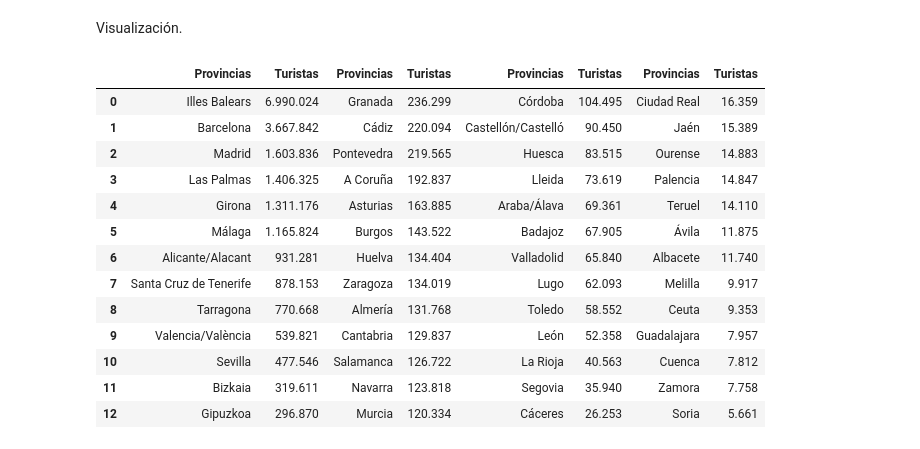
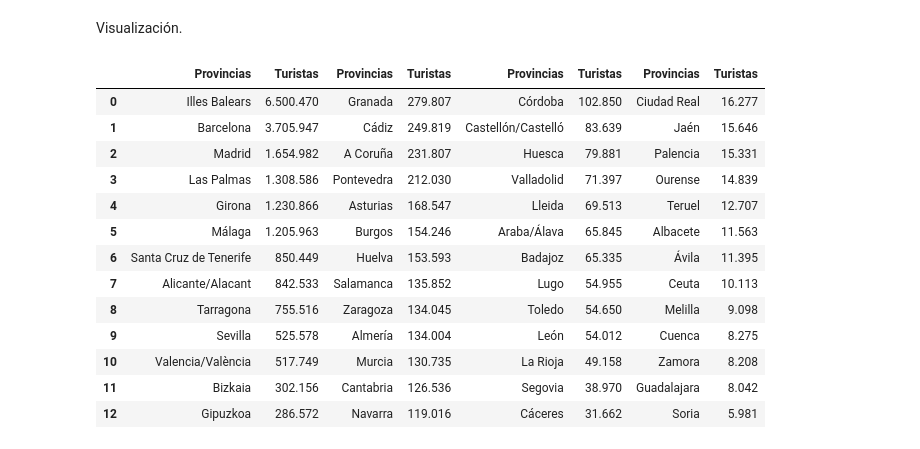
Before and after one commit to MirnaGarridoR/TrabajoML, a Jupyter notebook: ML - TURISMO/notebooks/04_entrenamiento_final.ipynb, the cells around one changed output. Cells and saved outputs as stored; diff of their text form; code cells hidden in the pictures.

```diff
--- a/ML - TURISMO/notebooks/04_entrenamiento_final.ipynb
+++ b/ML - TURISMO/notebooks/04_entrenamiento_final.ipynb
@@ -183,35 +258,47 @@ prediccion_verano_viajeros
 # %% [markdown]
 Visualización.
-# %%
-df_tabla = prediccion_verano_viajeros.copy()
-
-df_tabla["Predicciones"] = df_tabla["Predicciones"].apply(
-    lambda x: f"{x:,.0f}".replace(",", ".")
-)
-
-division = int(np.ceil(len(df_tabla)/4))
-columna_1 = df_tabla.iloc[:division].reset_index(drop=True)
-columna_2 = df_tabla.iloc[division:2*division].reset_index(drop=True)
-columna_3 = df_tabla.iloc[2*division:3*division].reset_index(drop=True)
-columna_4 = df_tabla.iloc[3*division:].reset_index(drop=True)
-
-df_tabla_final = pd.concat([columna_1, columna_2, columna_3, columna_4], axis=1)
-df_tabla_final.columns = ["Provincias", "Turistas", "Provincias", "Turistas", "Provincias", "Turistas", "Provincias", "Turistas"]
-
-df_tabla_final
-# %% [output]
-|  | Provincias | Turistas | Provincias | Turistas | Provincias | Turistas | Provincias | Turistas |
-| 0 | Illes Balears | 6.990.024 | Granada | 236.299 | Córdoba | 104.495 | Ciudad Real | 16.359 |
-| 1 | Barcelona | 3.667.842 | Cádiz | 220.094 | Castellón/Castelló | 90.450 | Jaén | 15.389 |
-| 2 | Madrid | 1.603.836 | Pontevedra | 219.565 | Huesca | 83.515 | Ourense | 14.883 |
-| 3 | Las Palmas | 1.406.325 | A Coruña | 192.837 | Lleida | 73.619 | Palencia | 14.847 |
-| 4 | Girona | 1.311.176 | Asturias | 163.885 | Araba/Álava | 69.361 | Teruel | 14.110 |
-| 5 | Málaga | 1.165.824 | Burgos | 143.522 | Badajoz | 67.905 | Ávila | 11.875 |
-| 6 | Alicante/Alacant | 931.281 | Huelva | 134.404 | Valladolid | 65.840 | Albacete | 11.740 |
-| 7 | Santa Cruz de Tenerife | 878.153 | Zaragoza | 134.019 | Lugo | 62.093 | Melilla | 9.917 |
-| 8 | Tarragona | 770.668 | Almería | 131.768 | Toledo | 58.552 | Ceuta | 9.353 |
-| 9 | Valencia/València | 539.821 | Cantabria | 129.837 | León | 52.358 | Guadalajara | 7.957 |
-| 10 | Sevilla | 477.546 | Salamanca | 126.722 | La Rioja | 40.563 | Cuenca | 7.812 |
-| 11 | Bizkaia | 319.611 | Navarra | 123.818 | Segovia | 35.940 | Zamora | 7.758 |
-| 12 | Gipuzkoa | 296.870 | Murcia | 120.334 | Cáceres | 26.253 | Soria | 5.661 |
+# %%
+df_tabla = prediccion_verano_rf.copy()
+
+
+df_tabla["Predicciones"] = df_tabla["Predicciones"].apply(
+    lambda x: f"{x:,.0f}".replace(",", ".")
+)
+
+
+division = int(np.ceil(len(df_tabla) / 4))
+
+columna_1 = df_tabla.iloc[:division].reset_index(drop=True)
+columna_2 = df_tabla.iloc[division:2*division].reset_index(drop=True)
+columna_3 = df_tabla.iloc[2*division:3*division].reset_index(drop=True)
+columna_4 = df_tabla.iloc[3*division:].reset_index(drop=True)
+
+df_tabla_final = pd.concat(
+    [columna_1, columna_2, columna_3, columna_4],
+    axis=1
+)
+
+df_tabla_final.columns = [
+    "Provincias", "Turistas",
+    "Provincias", "Turistas",
+    "Provincias", "Turistas",
+    "Provincias", "Turistas"
+]
+
+df_tabla_final
+# %% [output]
+|  | Provincias | Turistas | Provincias | Turistas | Provincias | Turistas | Provincias | Turistas |
+| 0 | Illes Balears | 6.500.470 | Granada | 279.807 | Córdoba | 102.850 | Ciudad Real | 16.277 |
+| 1 | Barcelona | 3.705.947 | Cádiz | 249.819 | Castellón/Castelló | 83.639 | Jaén | 15.646 |
+| 2 | Madrid | 1.654.982 | A Coruña | 231.807 | Huesca | 79.881 | Palencia | 15.331 |
+| 3 | Las Palmas | 1.308.586 | Pontevedra | 212.030 | Valladolid | 71.397 | Ourense | 14.839 |
+| 4 | Girona | 1.230.866 | Asturias | 168.547 | Lleida | 69.513 | Teruel | 12.707 |
+| 5 | Málaga | 1.205.963 | Burgos | 154.246 | Araba/Álava | 65.845 | Albacete | 11.563 |
+| 6 | Santa Cruz de Tenerife | 850.449 | Huelva | 153.593 | Badajoz | 65.335 | Ávila | 11.395 |
+| 7 | Alicante/Alacant | 842.533 | Salamanca | 135.852 | Lugo | 54.955 | Ceuta | 10.113 |
+| 8 | Tarragona | 755.516 | Zaragoza | 134.045 | Toledo | 54.650 | Melilla | 9.098 |
+| 9 | Sevilla | 525.578 | Almería | 134.004 | León | 54.012 | Cuenca | 8.275 |
+| 10 | Valencia/València | 517.749 | Murcia | 130.735 | La Rioja | 49.158 | Zamora | 8.208 |
+| 11 | Bizkaia | 302.156 | Cantabria | 126.536 | Segovia | 38.970 | Guadalajara | 8.042 |
+| 12 | Gipuzkoa | 286.572 | Navarra | 119.016 | Cáceres | 31.662 | Soria | 5.981 |
 # %%
```
Also changed, not shown: parts of 13 cells of this notebook, 29 other files.
